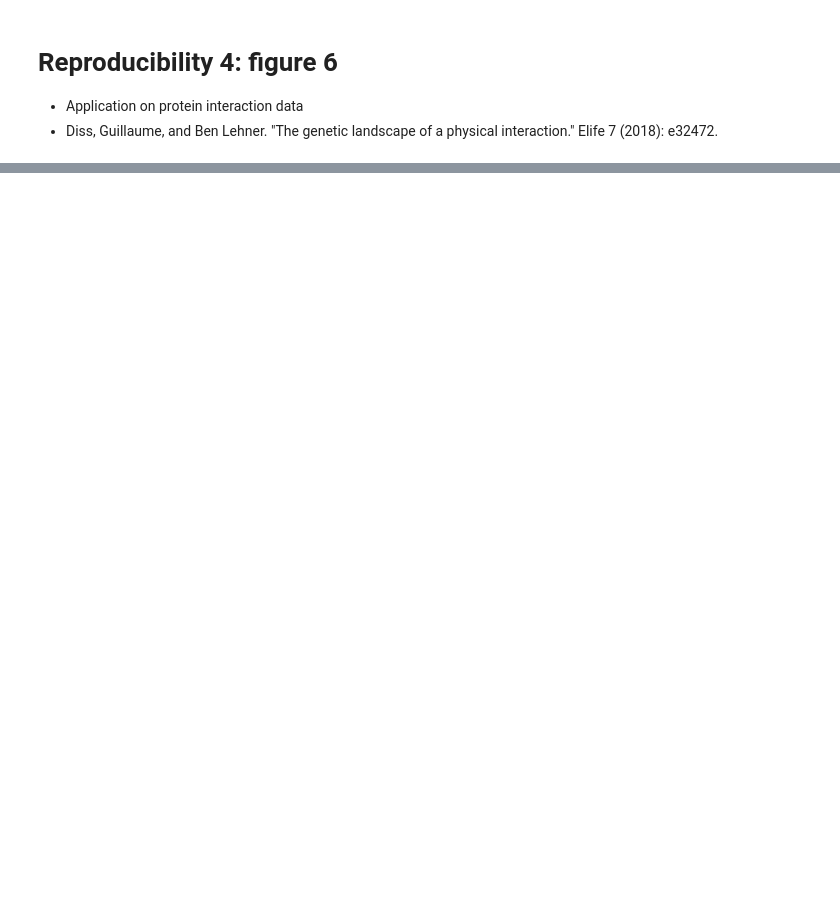
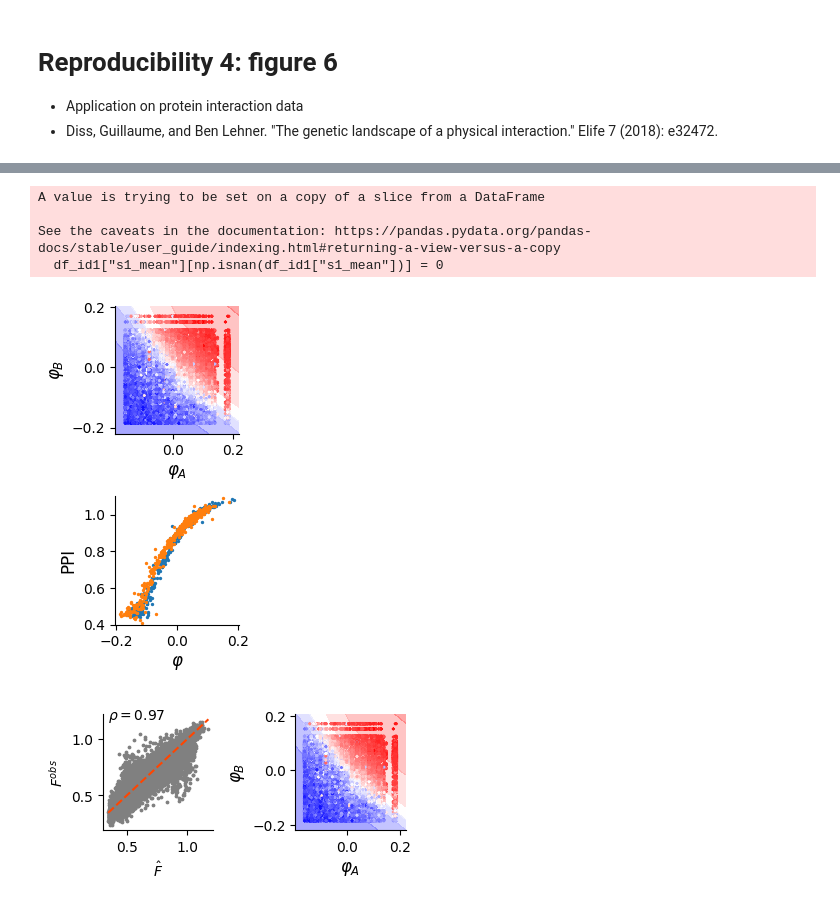
Before and after one commit to LBiophyEvo/D-LIM-model, a Jupyter notebook: docs/reproducibility/figure6.ipynb, the cells around one changed output, grey strips where cells are left out. Saved outputs shown, nothing was run; the diff lists cells and outputs as text; code cells hidden in the pictures; blank space fills up the shorter version.

```diff
--- a/docs/reproducibility/figure6.ipynb
+++ b/docs/reproducibility/figure6.ipynb
@@ -43,54 +48,61 @@ plt.show()
 # %%
+model = DLIM(n_variables = data.nb_val, hid_dim = 64, nb_layer = 1)
+dlim_regressor = DLIM_API(model=model, flag_spectral=True, load_model='./pretrain_models/model_protein_int.pth')
 fit_v, var, _  = dlim_regressor.predict(val_data.data[:,:-1], detach=True)
 fig, (bx, cx) = plt.subplots(2, 1, figsize=(2.3, 4))
 score = pearsonr(fit_v.flatten(), val_data[:, [-1]].flatten())[0]
 
-fit, var, lat = model(data[:, :-1].int(), detach=True)
-model.plot(bx, data=data, fontsize=12)
+
+fit, var, _  = dlim_regressor.predict(data.data[:,:-1], detach=True)
+dlim_regressor.plot(bx, data)
 
 for el in ["top", "right"]:
     # ax.spines[el].set_visible(False)
     bx.spines[el].set_visible(False)
     cx.spines[el].set_visible(False)
 
-# df = pd.read_excel("./data/protein_inter/GSE102901_TableS1.xlsx", sheet_name=None)
-# df_id1 = df["Sheet2"].drop_duplicates(subset=["id1"])[["id1", "s1_mean"]]
-# df_id2 = df["Sheet2"].drop_duplicates(subset=["id2"])[["id2", "s2_mean"]]
 
 df_id1["s1_mean"][np.isnan(df_id1["s1_mean"])] = 0
-x = [model.genes[0][data.mut_to_index[0][n]].item() for n in df_id1["id1"]]
-y = [model.genes[1][data.mut_to_index[1][n]].item() for n in df_id2["id2"]]
+x = [dlim_regressor.model.genes_emb[0][data.substitutions_tokens[0][n]].item() for n in df_id1["id1"]]
+y = [dlim_regressor.model.genes_emb[1][data.substitutions_tokens[1][n]].item() for n in df_id2["id2"]]
 cx.scatter(x, df_id1["s1_mean"], label="$\\varphi_1$", s=2)
 cx.scatter(y, df_id2["s2_mean"], label="$\\varphi_2$", s=2)
 pearsonr(y, df_id2["s2_mean"])
 pearsonr(x, df_id1["s1_mean"])
 
 cx.set_xlabel("$\\varphi$", fontsize=12)
 cx.set_ylabel("PPI", fontsize=12)
 cx.set_ylim([0.4, 1.1])
 
 plt.tight_layout()
 # plt.savefig("./img/lenher_2.png", dpi=300, transparent=True)
 plt.show()
 
 
 fig, (ax, bx) = plt.subplots(1, 2, figsize=(4, 2))
 x = np.linspace(min(fit_v), max(fit_v), num=100)
 y = np.linspace(min(fit_v), max(fit_v), num=100)
-ax.scatter(fit_v, val_data[:, [-1]].detach(), s=3, c="grey")
+ax.scatter(fit_v, val_data.data[:, [-1]].detach(), s=3, c="grey")
 ax.plot(x, y, lw=1.5, linestyle="--", c="orangered")
 ax.set_xlabel("$\\hat{F}$")
 ax.set_ylabel("$F^{obs}$")
-score, pval = pearsonr(fit_v.flatten(), val_data[:, [-1]].flatten())
+score, pval = pearsonr(fit_v.flatten(), val_data.data[:, [-1]].flatten())
 ax.text(fit_v.min(), fit_v.max(), f"$\\rho={score:.2f}$")
 
-model.plot(bx, data=data, fontsize=12)
+dlim_regressor.plot(bx, data)
 
 for el in ["top", "right"]:
     ax.spines[el].set_visible(False)
     bx.spines[el].set_visible(False)
     cx.spines[el].set_visible(False)
 
 plt.tight_layout()
 # plt.savefig("./img/lenher_2_fit.png", dpi=300, transparent=True)
 plt.show()
+# %% [output]
+A value is trying to be set on a copy of a slice from a DataFrame
+
+See the caveats in the documentation: https://pandas.pydata.org/pandas-docs/stable/user_guide/indexing.html#returning-a-view-versus-a-copy
+  df_id1["s1_mean"][np.isnan(df_id1["s1_mean"])] = 0
+[figure, added]
+[figure, added]
```
Also changed, not shown: parts of 1 cell of this notebook, 16 other files.
